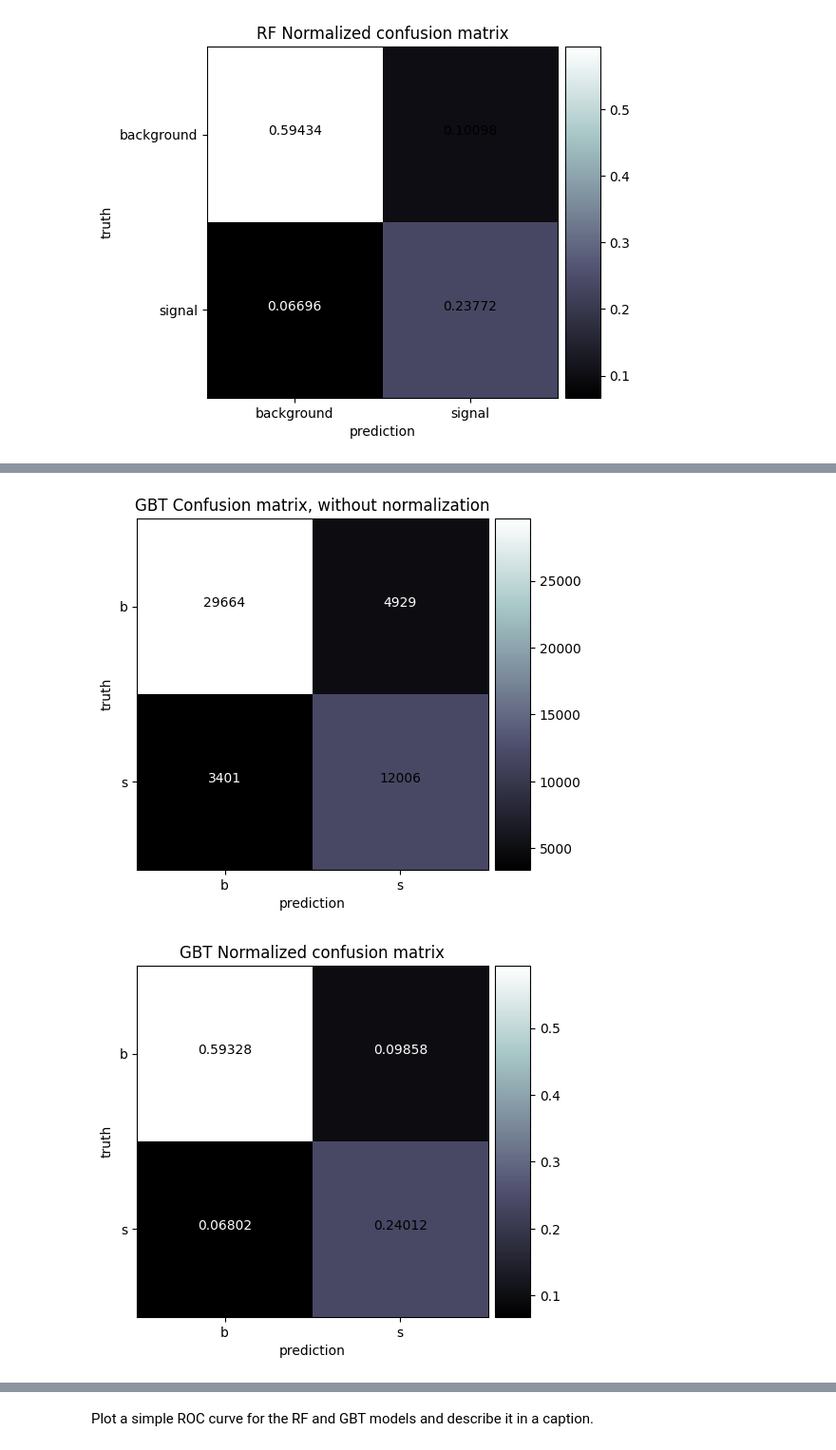
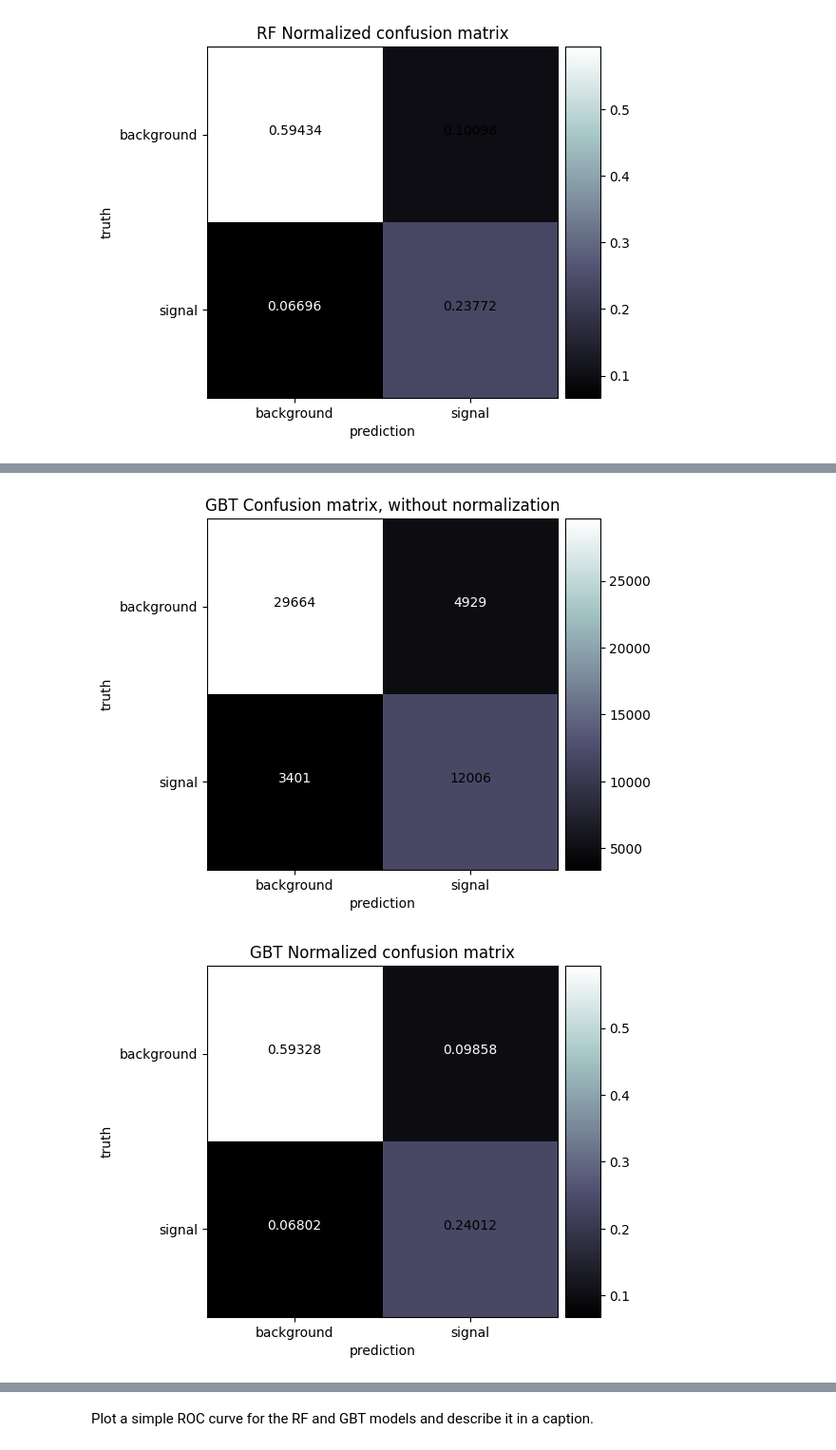
Before and after one commit to jarrodsb/DSPS_JBieber, a Jupyter notebook: HW8/higgsbosonSearch_Bieber_dsps25.ipynb, the cells around one changed output, grey strips where cells are left out. Shown at 95% size. Cells and saved outputs as stored; diff of their text form; code cells hidden in the pictures.

```diff
--- a/HW8/higgsbosonSearch_Bieber_dsps25.ipynb
+++ b/HW8/higgsbosonSearch_Bieber_dsps25.ipynb
@@ -436,8 +446,8 @@ plot_confusion_matrix(test_y, rf.predict(test_x), normalize=True, title="RF", la
 #do the same fo GBT, dont forget your captions!!
 # %%
 #for GBT
-plot_confusion_matrix(test_y, gbt.predict(test_x), title="GBT", labels=["s", "b"])
-plot_confusion_matrix(test_y, gbt.predict(test_x), normalize=True, title="GBT", labels=["s", "b"])
+plot_confusion_matrix(test_y, gbt.predict(test_x), title="GBT", labels=["signal", "background"])
+plot_confusion_matrix(test_y, gbt.predict(test_x), normalize=True, title="GBT", labels=["signal", "background"])
 # %% [output]
-[figure, old version]
+[figure, new version]
-[figure, old version]
+[figure, new version]
```
Also changed, not shown: parts of 7 cells of this notebook.
